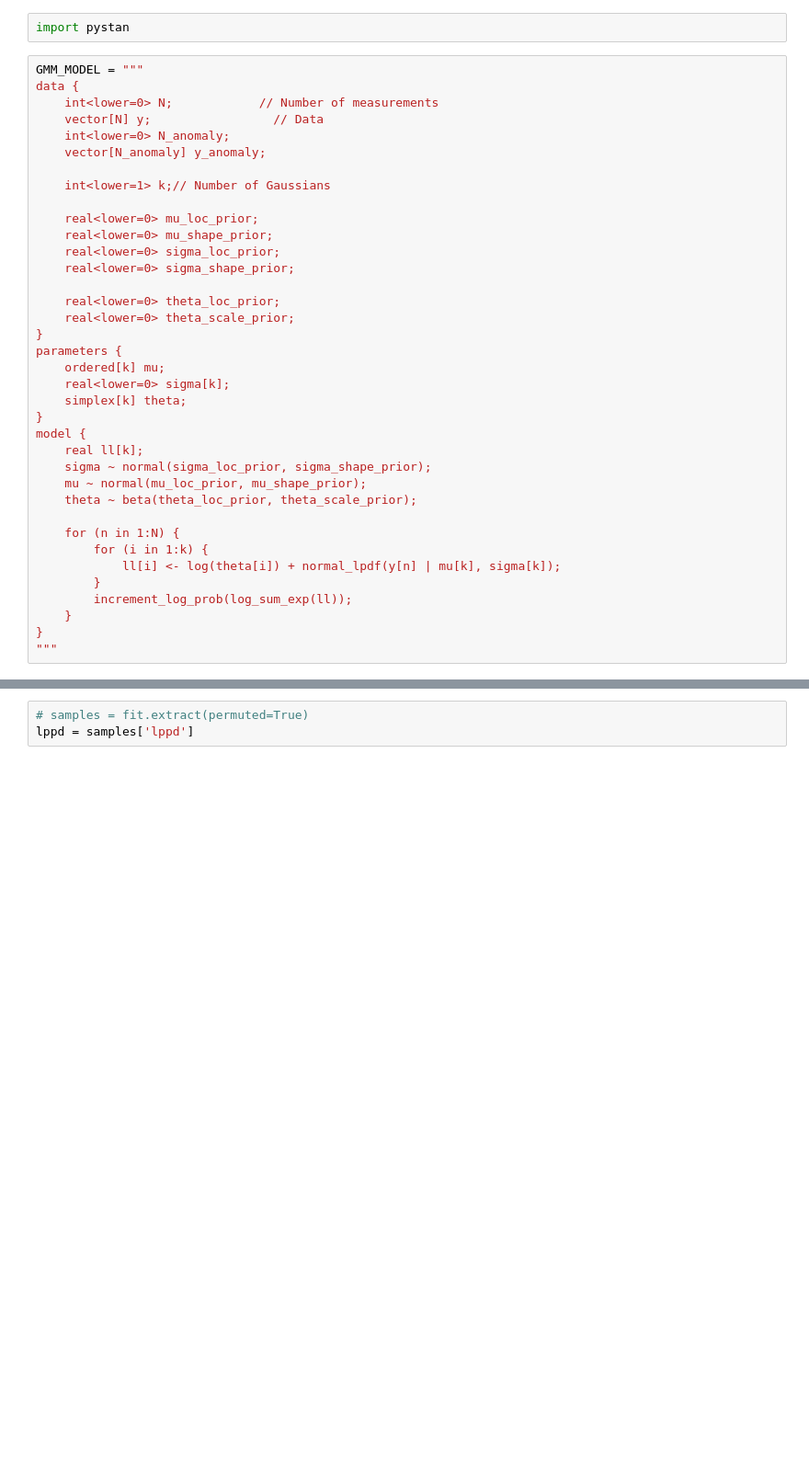
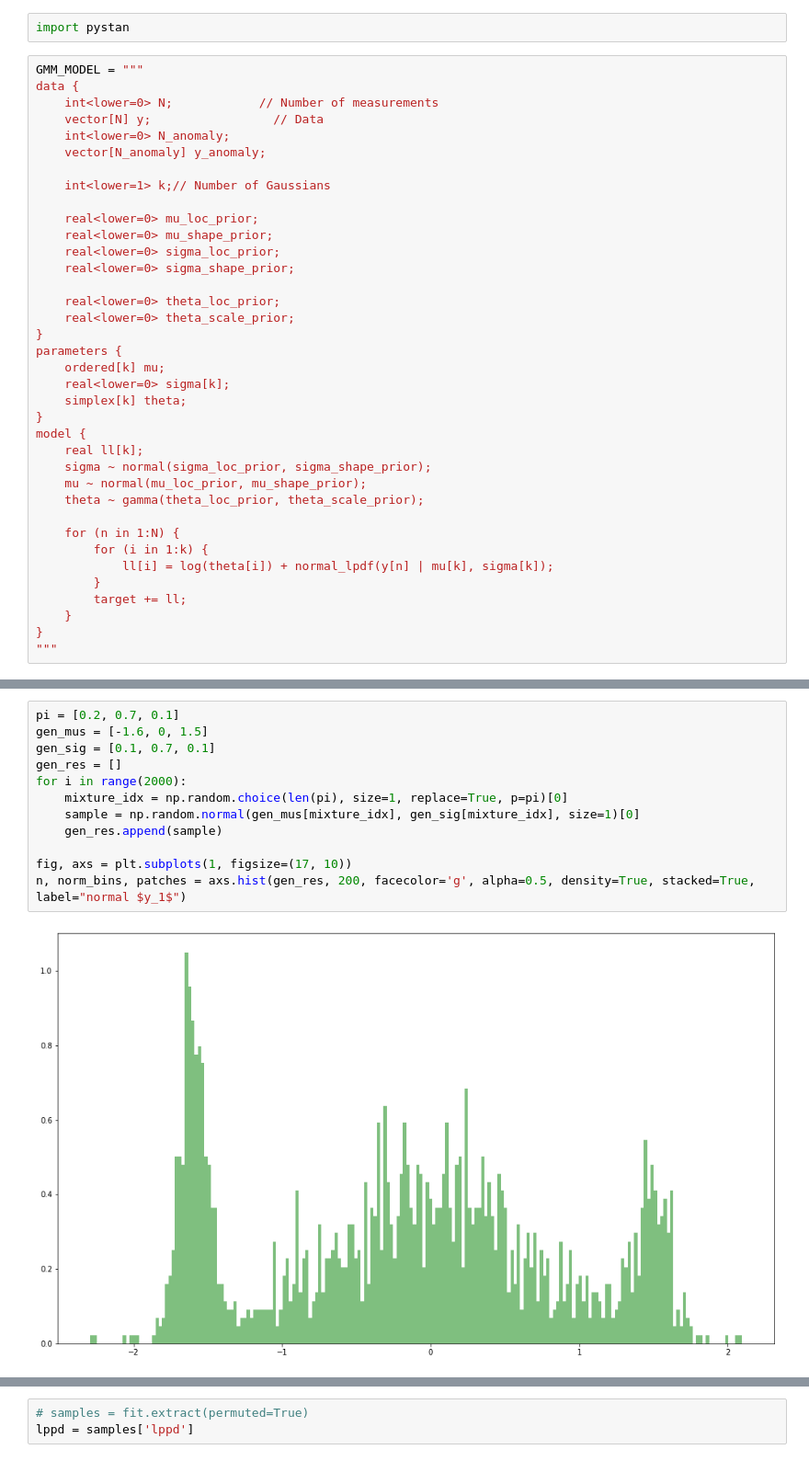
Before and after one commit to ivinokuri/generative-model, a Jupyter notebook: py/model/autoencoder/ProbabilisticModelExperiments.ipynb, the cells around one changed output, grey strips where cells are left out. Shown: that part at 92% size. Drawn from its saved outputs; the diff is of its cells as text; blank space fills up the shorter version.

```diff
--- a/py/model/autoencoder/ProbabilisticModelExperiments.ipynb
+++ b/py/model/autoencoder/ProbabilisticModelExperiments.ipynb
@@ -298,13 +298,13 @@ model {
     real ll[k];
     sigma ~ normal(sigma_loc_prior, sigma_shape_prior);
     mu ~ normal(mu_loc_prior, mu_shape_prior);
-    theta ~ beta(theta_loc_prior, theta_scale_prior);
+    theta ~ gamma(theta_loc_prior, theta_scale_prior);
 
     for (n in 1:N) {
         for (i in 1:k) {
-            ll[i] <- log(theta[i]) + normal_lpdf(y[n] | mu[k], sigma[k]);
+            ll[i] = log(theta[i]) + normal_lpdf(y[n] | mu[k], sigma[k]);
         }
-        increment_log_prob(log_sum_exp(ll));
+        target += ll;
     }
 }
 """
@@ -420,0 +476,14 @@ n, bins, patches = axs.hist(simulations, 200, facecolor='b', alpha=0.5, density=
+# %%
+pi = [0.2, 0.7, 0.1]
+gen_mus = [-1.6, 0, 1.5]
+gen_sig = [0.1, 0.7, 0.1]
+gen_res = []
+for i in range(2000):
+    mixture_idx = np.random.choice(len(pi), size=1, replace=True, p=pi)[0]
+    sample = np.random.normal(gen_mus[mixture_idx], gen_sig[mixture_idx], size=1)[0]
+    gen_res.append(sample)
+
+fig, axs = plt.subplots(1, figsize=(17, 10))
+n, norm_bins, patches = axs.hist(gen_res, 200, facecolor='g', alpha=0.5, density=True, stacked=True, label="normal $y_1$")
+# %% [output]
+[figure, added]
```
Also changed, not shown: parts of 19 cells of this notebook, 1 other file.
